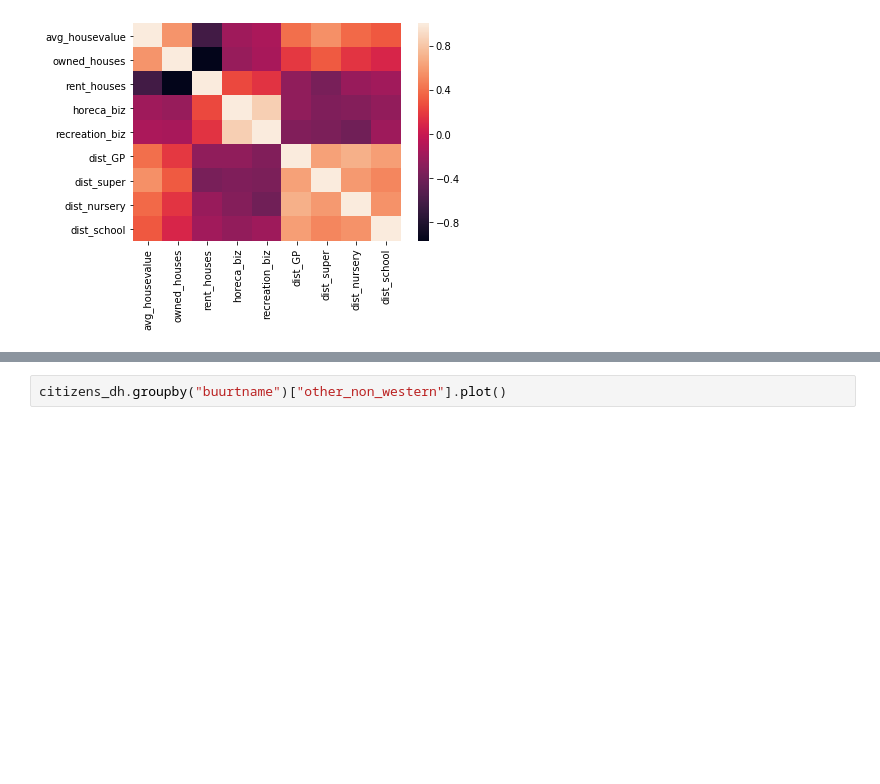
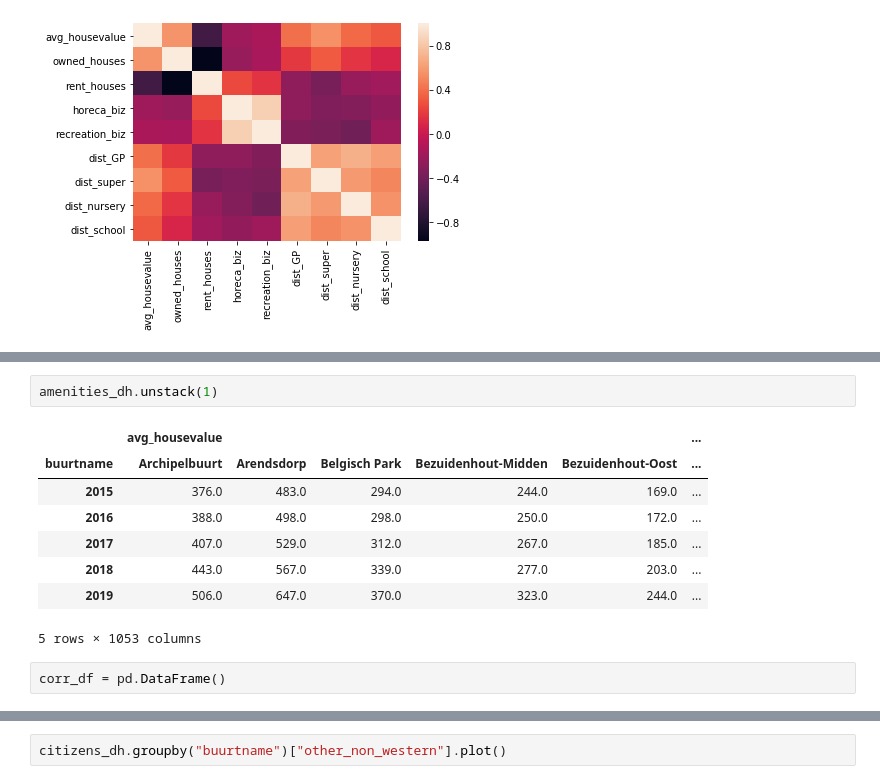
Before and after one commit to J-h-V/OpenDataDenHaag, a Jupyter notebook: DatasetCBS.ipynb, the cells around one changed output, grey strips where cells are left out. Drawn from its saved outputs; the diff is of its cells as text; blank space fills up the shorter version.

```diff
--- a/DatasetCBS.ipynb
+++ b/DatasetCBS.ipynb
@@ -108 +119,14 @@ sns.heatmap(amenities_dh.corr())
+# %%
+amenities_dh.unstack(1)
+# %% [output]
+|  | avg_housevalue |  |  |  |  | ... |
+| buurtname | Archipelbuurt | Arendsdorp | Belgisch Park | Bezuidenhout-Midden | Bezuidenhout-Oost | ... |
+| 2015 | 376.0 | 483.0 | 294.0 | 244.0 | 169.0 | ... |
+| 2016 | 388.0 | 498.0 | 298.0 | 250.0 | 172.0 | ... |
+| 2017 | 407.0 | 529.0 | 312.0 | 267.0 | 185.0 | ... |
+| 2018 | 443.0 | 567.0 | 339.0 | 277.0 | 203.0 | ... |
+| 2019 | 506.0 | 647.0 | 370.0 | 323.0 | 244.0 | ... |
+5 rows × 1053 columns
+# %%
+corr_df = pd.DataFrame()
 # %%
```
Also changed, not shown: parts of 3 cells of this notebook.
